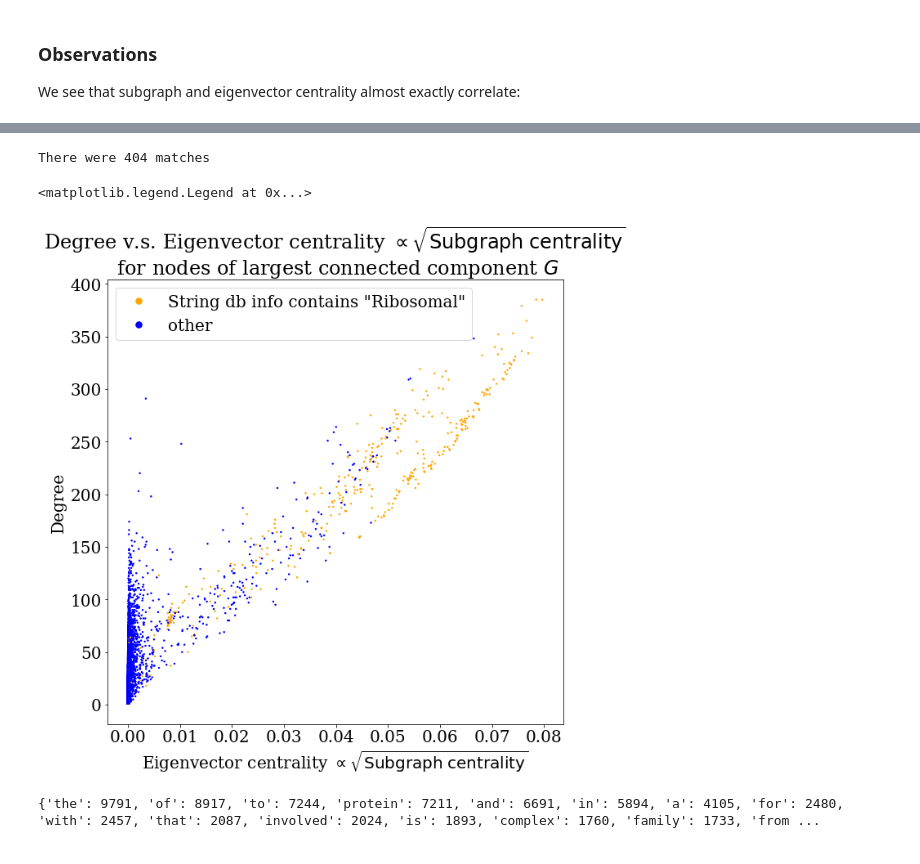
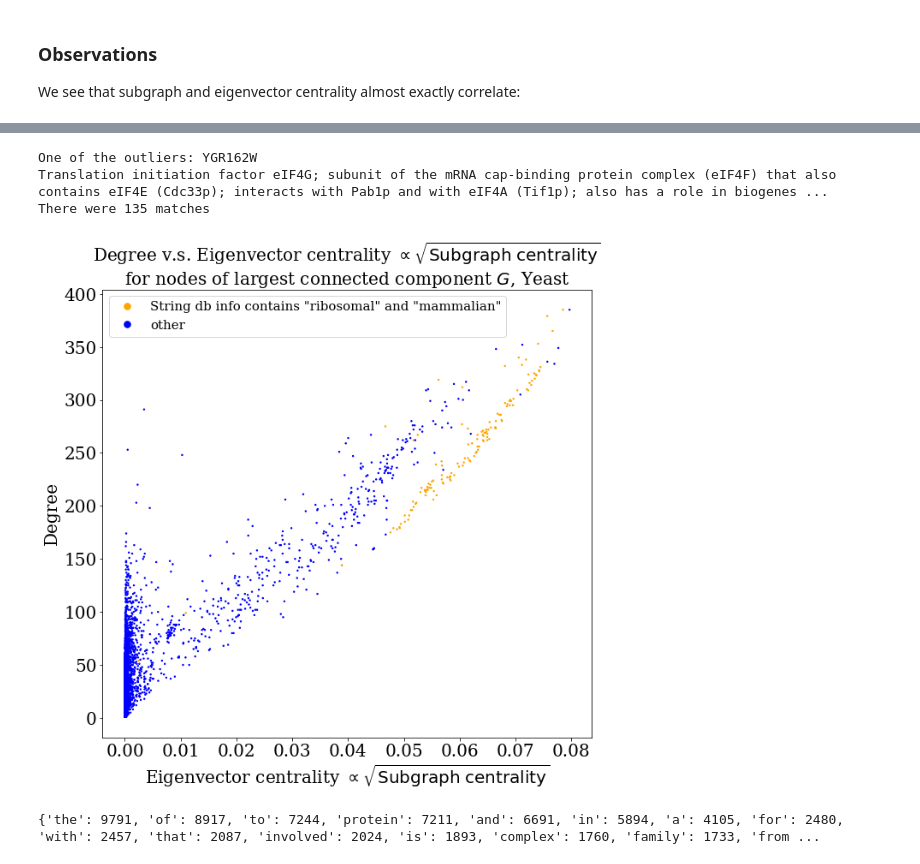
Before and after one commit to xdimos/Group-D-3888-Project, a Jupyter notebook: Machine categorising.ipynb, the cells around one changed output, grey strips where cells are left out. Drawn from its saved outputs; the diff is of its cells as text; code cells hidden in the pictures.

```diff
--- a/Machine categorising.ipynb
+++ b/Machine categorising.ipynb
@@ -209,15 +192,19 @@ Protein YFL039C has info: '' Actin; structural protein involved in cell polariza
 # %%
 # We now want to color by containing a given term
-color_search_term = "Ribosomal"
-cst2 = "helicase"
+cst1 = "ribosomal"
+cst2 = "mammalian"
 
-search_name_array = get_by_info(color_search_term);
+sna1 = get_by_info(cst1);
 sna2 = get_by_info(cst2);
 
+# To do: check pairs by whole genome duplication
+
+print("One of the outliers: YGR162W")
+print(get_info("YGR162W"))
 
 search_selector = nu.value_lambda_result(
     list(G.nodes), # values
-    [lambda p: p in search_name_array], # tests p in search_name_array and
+    [lambda p: p in sna1 and p in sna2], # tests p in search_name_array and
     [1], # results
     default = 0);
 
@@ -225,36 +212,46 @@ print("There were", np.sum(search_selector), "matches")
 
 search_colors = ['orange' if k == 1 else 'blue' for k in search_selector]
 # %% [output]
-There were 404 matches
+One of the outliers: YGR162W
+Translation initiation factor eIF4G; subunit of the mRNA cap-binding protein complex (eIF4F) that also contains eIF4E (Cdc33p); interacts with Pab1p and with eIF4A (Tif1p); also has a role in biogenes ...
+There were 135 matches
 # %%
 #measures = [degrees, eigen_centrality, betweenness_centrality, closeness_centrality]
 
 
 plt.figure(figsize=(10,10))
 plt.scatter(eigen_centrality, degrees, c = search_colors, s=2)
-plt.title("Degree v.s. Eigenvector centrality $\propto\sqrt{\mathrm{Subgraph\;centrality}}$\n for nodes of largest connected component $G$")
+plt.title("Degree v.s. Eigenvector centrality $\propto\sqrt{\mathrm{Subgraph\;centrality}}$"
+          + "\n for nodes of largest connected component $G$, Yeast  ", fontsize=20)
 plt.xlabel("Eigenvector centrality $\propto \sqrt{\mathrm{Subgraph\;centrality}}$");
 plt.ylabel("Degree")
+
+if (False):
+    for i in range(len(eigen_centrality)):
+        if (name_list_full[i] in sna1 and name_list_full[i] in sna2 and i % 1 == 0):
+            plt.text(eigen_centrality[i], degrees[i],name_list_full[i], fontsize=10)
+
 
 #plt.xscale("log")
 #plt.yscale("log")
 
 # Compose a custom legend to label the colors:
 from matplotlib.lines import Line2D
 
-legend_elements = [Line2D([0], [0], marker='.', color='orange', label="String db info contains \""+str(color_search_term)+"\"",
+legend_elements = [Line2D([0], [0], marker='.', color='orange',
+                          label="String db info contains \""+str(cst1)+"\" and \"" + str(cst2) + "\"",
                           markerfacecolor='orange', markersize=15, linewidth=0),
                    Line2D([0], [0], marker='.', color='blue', label='other',
                           markerfacecolor='blue', markersize=15, linewidth=0)]
-
+plt.tight_layout(pad=2)
 #for i in range(len(G.nodes)):
 #    if (search_selector[i] == 1):
 #        plt.text(eigen_centrality[i], degrees[i], "YBR196C", fontsize=15)
 
-plt.legend(handles=legend_elements, loc='best')
+plt.legend(handles=legend_elements, loc='best',fontsize=15)
+plt.savefig("my_figs/ribosomal_feature_yeast_mammal.pdf")
 # %% [output]
-<matplotlib.legend.Legend at 0x...>
-[figure, old version]
+[figure, new version]
 # %%
 # To give us interesting key-words, let's order ALL of the words in the string db info by frequency
 info_texts = [line[i_info] for line in prot_info] # just the info strings in a list
```
Also changed, not shown: parts of 2 cells of this notebook, 9 other files.
